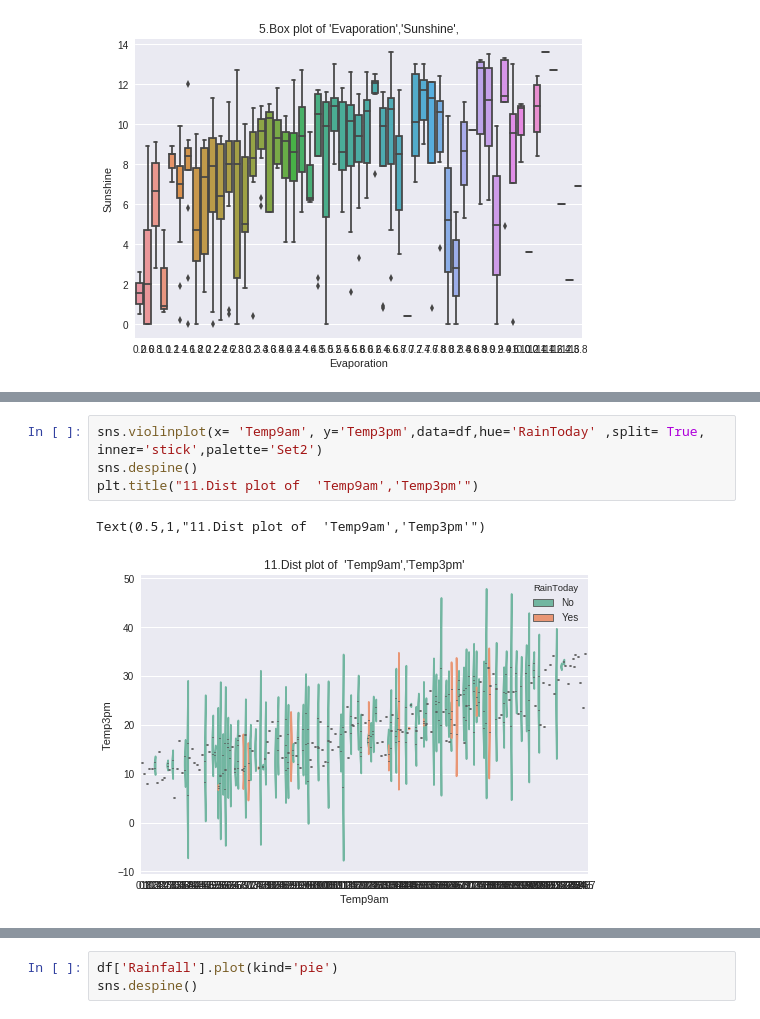
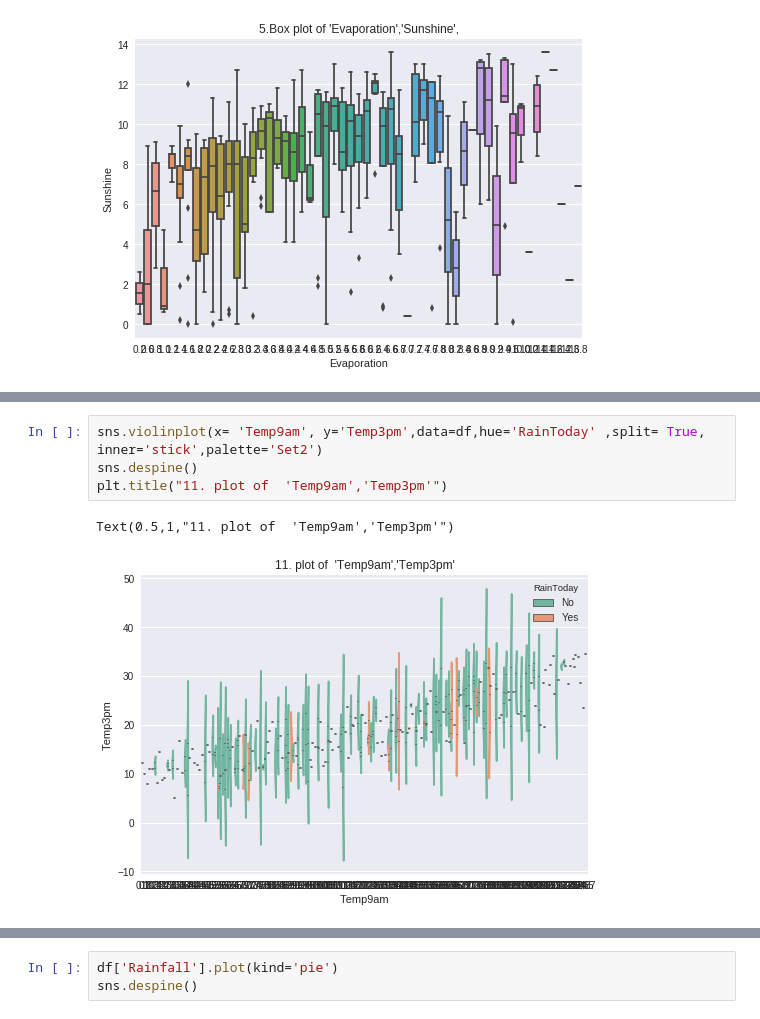
Before and after one commit to harjeevansingh/ML_ON1Acadview, a Jupyter notebook: assignment_6.ipynb, the cells around one changed output, grey strips where cells are left out. Drawn from its saved outputs; the diff is of its cells as text.

```diff
--- a/assignment_6.ipynb
+++ b/assignment_6.ipynb
@@ -122,10 +122,10 @@ Text(0.5,1,'10.Dist plot of MaxTemp')
 # %%
 sns.violinplot(x= 'Temp9am', y='Temp3pm',data=df,hue='RainToday' ,split= True, inner='stick',palette='Set2')
 sns.despine()
-plt.title("11.Dist plot of  'Temp9am','Temp3pm'")
+plt.title("11. plot of  'Temp9am','Temp3pm'")
 # %% [output]
-Text(0.5,1,"11.Dist plot of  'Temp9am','Temp3pm'")
+Text(0.5,1,"11. plot of  'Temp9am','Temp3pm'")
-[figure, old version]
+[figure, new version]
 # %%
 sns.violinplot(x= 'RainToday', y='WindSpeed9am',data=df, hue='RainTomorrow',split=True,inner='stick')
 sns.despine()
```
Also changed, not shown: parts of 9 cells of this notebook.
